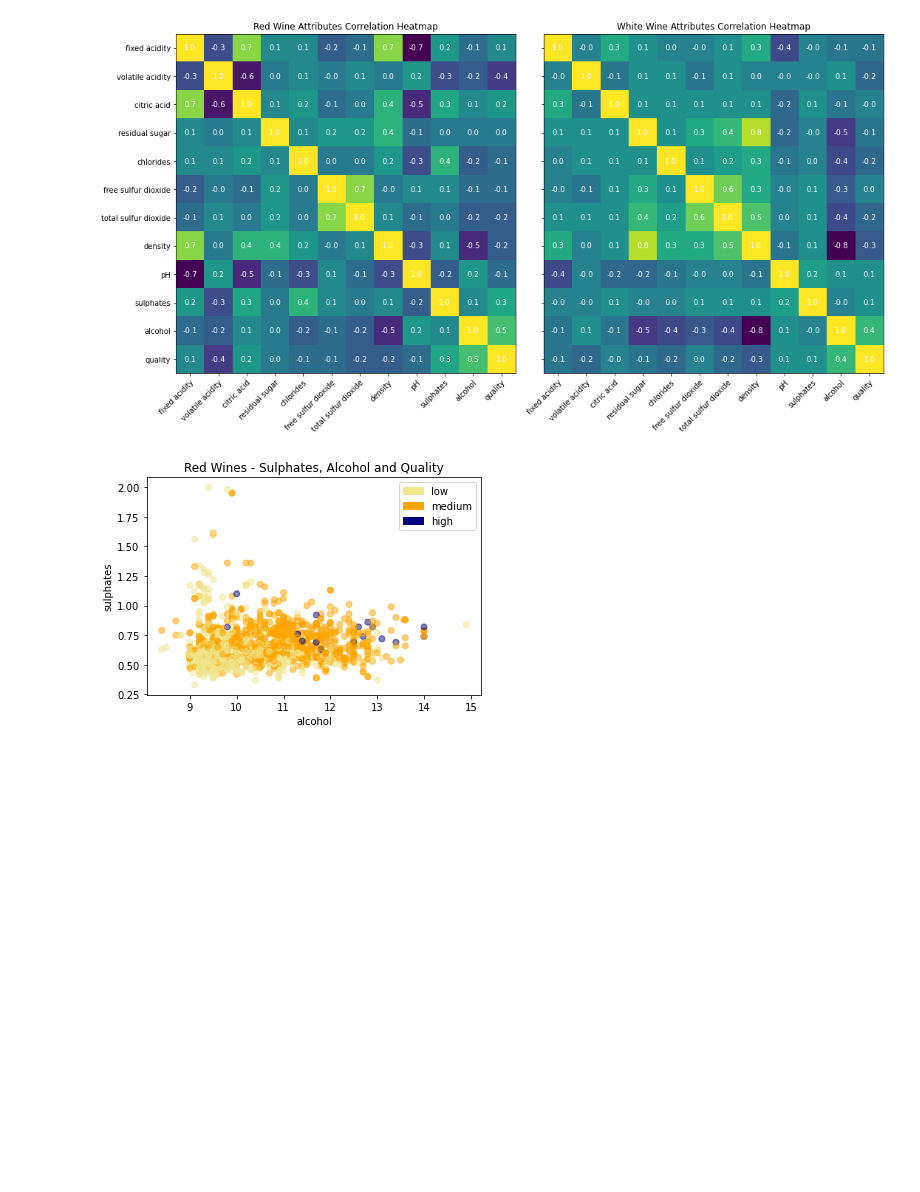
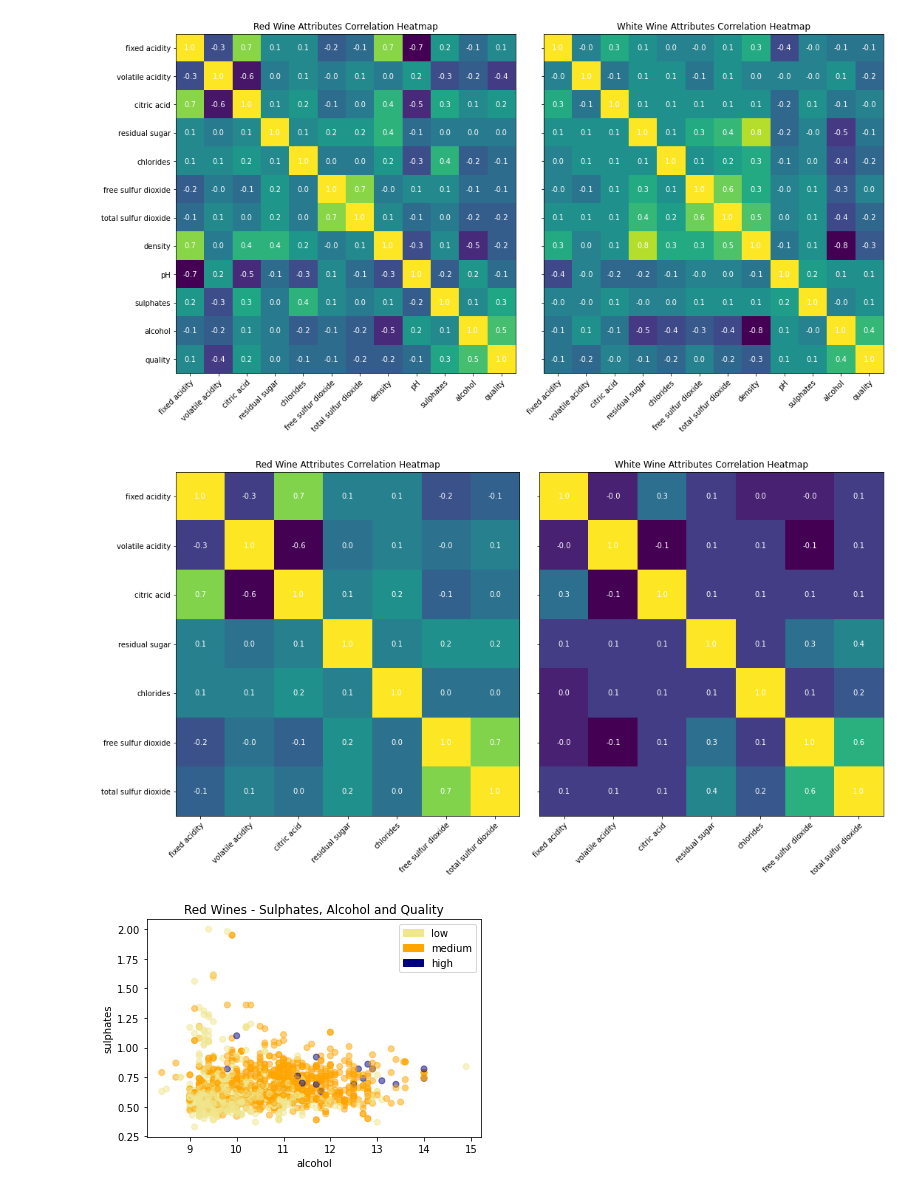
Before and after one commit to Jacopo-Spadon/Wine-not, a Jupyter notebook: Wine not data Wrangling.ipynb, the cells around one changed output. Drawn from its saved outputs; the diff is of its cells as text; code cells hidden in the pictures; blank space fills up the shorter version.

```diff
--- a/Wine not data Wrangling.ipynb
+++ b/Wine not data Wrangling.ipynb
@@ -526,6 +568,51 @@ fig.tight_layout()
 plt.show()
 # %% [output]
 [figure]
+# %%
+# Comparative Attributes Correlation Heatmap - Red/White fixed acidity", "volatile acidity","citric acid","residual sugar","chlorides","free sulfur dioxide","total sulfur dioxide"
+
+wines_colums = ["fixed acidity", "volatile acidity","citric acid","residual sugar","chlorides","free sulfur dioxide","total sulfur dioxide"]
+
+red2=pd.DataFrame(data=(red_df[['fixed acidity','volatile acidity','citric acid','residual sugar','chlorides','free sulfur dioxide','total sulfur dioxide']]))
+red2_corr = np.around(red2.corr(method='pearson', min_periods=1).to_numpy(), decimals=1)
+white2=pd.DataFrame(data=(white_df[['fixed acidity','volatile acidity','citric acid','residual sugar','chlorides','free sulfur dioxide','total sulfur dioxide']]))
+white2_corr = np.around(white2.corr(method='pearson', min_periods=1).to_numpy(), decimals=1)
+
+fig, (ax1, ax2) = plt.subplots(1, 2, figsize=(15, 8), sharey=True)
+
+im1 = ax1.imshow(red2_corr)
+ax1.set_xticks(np.arange(len(wines_colums)))
+ax1.set_yticks(np.arange(len(wines_colums)))
+ax1.set_xticklabels(wines_colums)
+ax1.set_yticklabels(wines_colums)
+plt.setp(ax1.get_xticklabels(), rotation=45, ha="right",
+         rotation_mode="anchor")
+for i in range(len(wines_colums)):
+    for j in range(len(wines_colums)):
+        text = ax1.text(j, i, red_corr[i, j],
+                       ha="center", va="center", color="w")
+ax1.set_title("Red Wine Attributes Correlation Heatmap")
+
+im2 = ax2.imshow(white2_corr)
+ax2.set_xticks(np.arange(len(wines_colums)))
+ax2.set_yticks(np.arange(len(wines_colums)))
+ax2.set_xticklabels(wines_colums)
+ax2.set_yticklabels(wines_colums)
+plt.setp(ax2.get_xticklabels(), rotation=45, ha="right",
+         rotation_mode="anchor")
+for i in range(len(wines_colums)):
+    for j in range(len(wines_colums)):
+        text = ax2.text(j, i, white_corr[i, j],
+                       ha="center", va="center", color="w")
+ax2.set_title("White Wine Attributes Correlation Heatmap")
+
+
+
+fig.tight_layout()
+#fig.set_figheight(100)
+plt.show()
+# %% [output]
+[figure, added]
 # %%
 # Red Wines - Sulphates, Alcohol and Quality
 
```
Also changed, not shown: parts of 7 cells of this notebook.
